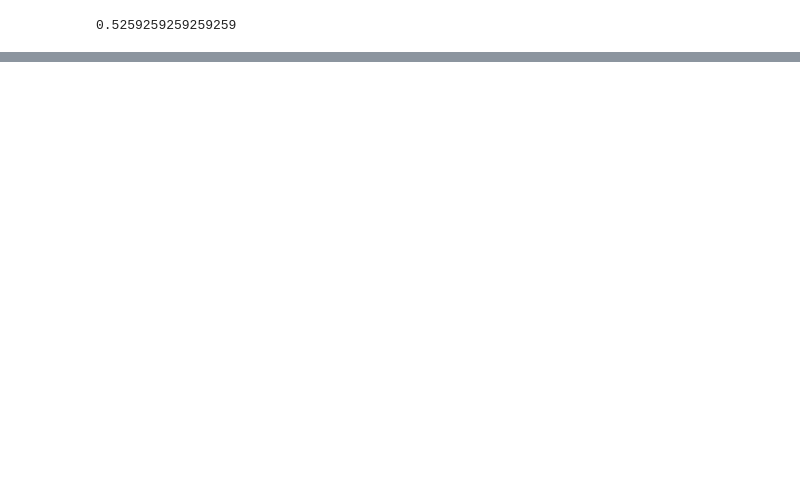
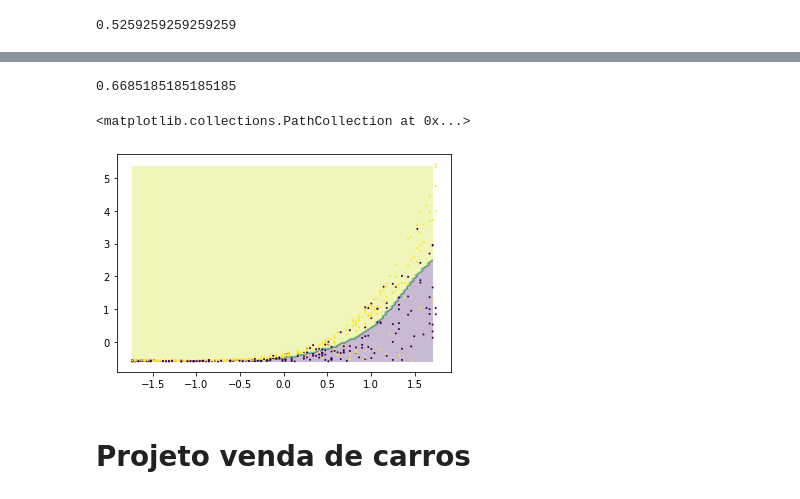
Before and after one commit to geocarvalho/python-ds, a Jupyter notebook: alura/intro_ml_sklearn/intro_ml_sklearn.ipynb, the cells around one changed output, grey strips where cells are left out. Saved outputs shown, nothing was run; the diff lists cells and outputs as text; code cells hidden in the pictures; blank space fills up the shorter version.

```diff
--- a/alura/intro_ml_sklearn/intro_ml_sklearn.ipynb
+++ b/alura/intro_ml_sklearn/intro_ml_sklearn.ipynb
@@ -257,0 +300,50 @@ plt.scatter(X_test.horas_esperadas, X_test.preco,
+# %%
+# O modelo é sensivel as escalas, vamos reescalar
+from sklearn.preprocessing import StandardScaler
+
+SEED = 5
+np.random.seed(SEED)
+
+raw_X_train, raw_X_test, y_train, y_test = train_test_split(X, y, test_size=0.25, random_state=SEED, stratify=y)
+
+# Reescalar
+scaler = StandardScaler()
+scaler.fit(X_train)
+X_train = scaler.transform(raw_X_train)
+X_test = scaler.transform(raw_X_test)
+
+modelo = SVC().fit(X_train, y_train)
+previsoes = modelo.predict(X_test)
+
+acc = accuracy_score(y_test, previsoes)
+acc
+# %% [output]
+0.6685185185185185
+# %%
+data_x = X_test[:, 0]
+data_y = X_test[:, 1]
+
+x_min = data_x.min()
+x_max = data_x.max()
+
+y_min = data_y.min()
+y_max = data_y.max()
+
+pixels = 100
+eixo_x = np.arange(x_min, x_max, (x_max - x_min) / pixels)
+eixo_y = np.arange(y_min, y_max, (y_max - y_min) / pixels)
+
+#100x100
+xx, yy = np.meshgrid(eixo_x, eixo_y)
+pontos = np.c_[xx.ravel(), yy.ravel()]
+
+Z = modelo.predict(pontos)
+Z = Z.reshape(xx.shape)
+
+plt.contourf(xx, yy, Z, alpha=0.3)
+plt.scatter(data_x, data_y, c=y_test, s=1)
+# %% [output]
+<matplotlib.collections.PathCollection at 0x...>
+[figure, added]
+# %% [markdown]
+# Projeto venda de carros
```
Also changed, not shown: parts of 24 cells of this notebook.
